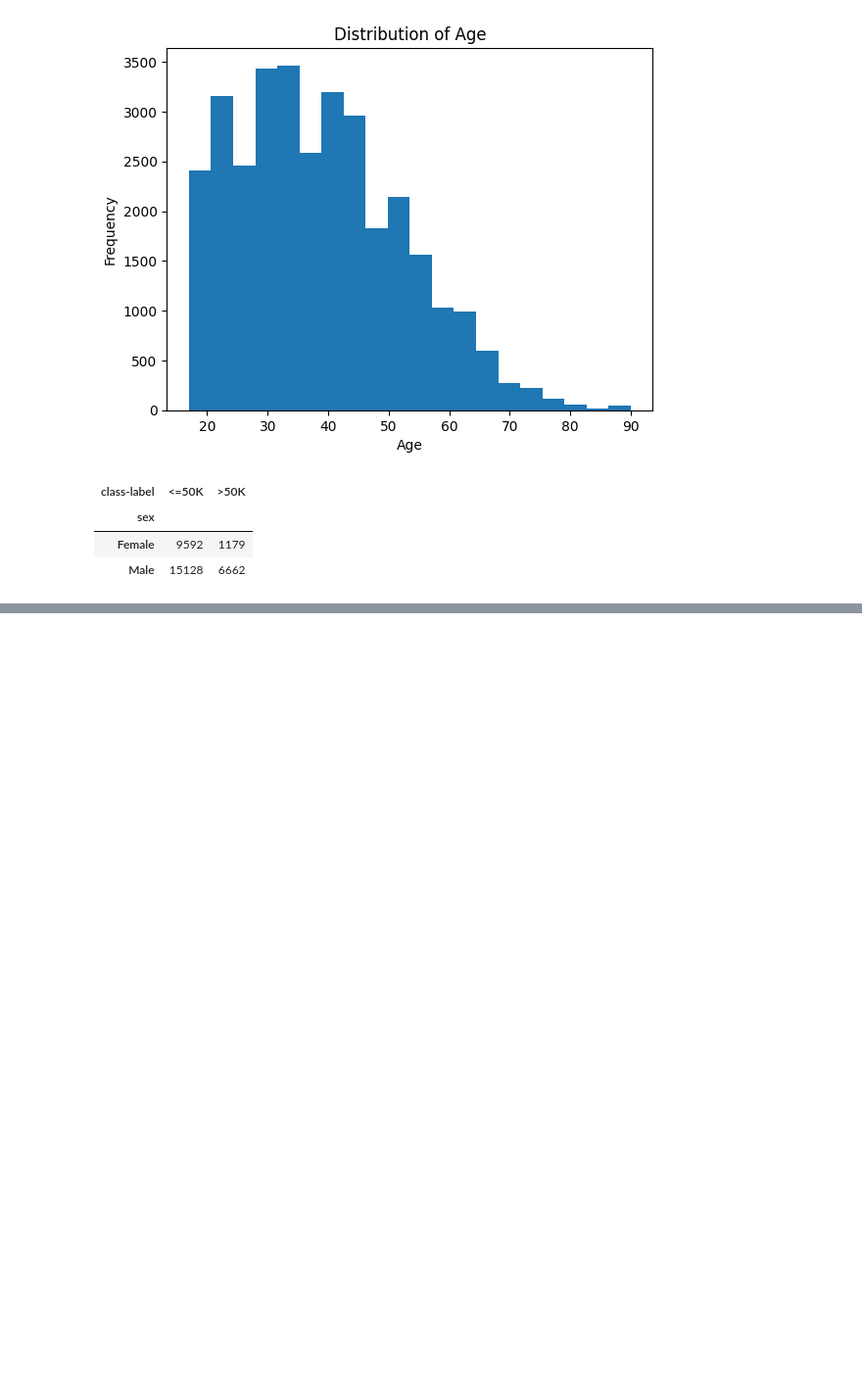
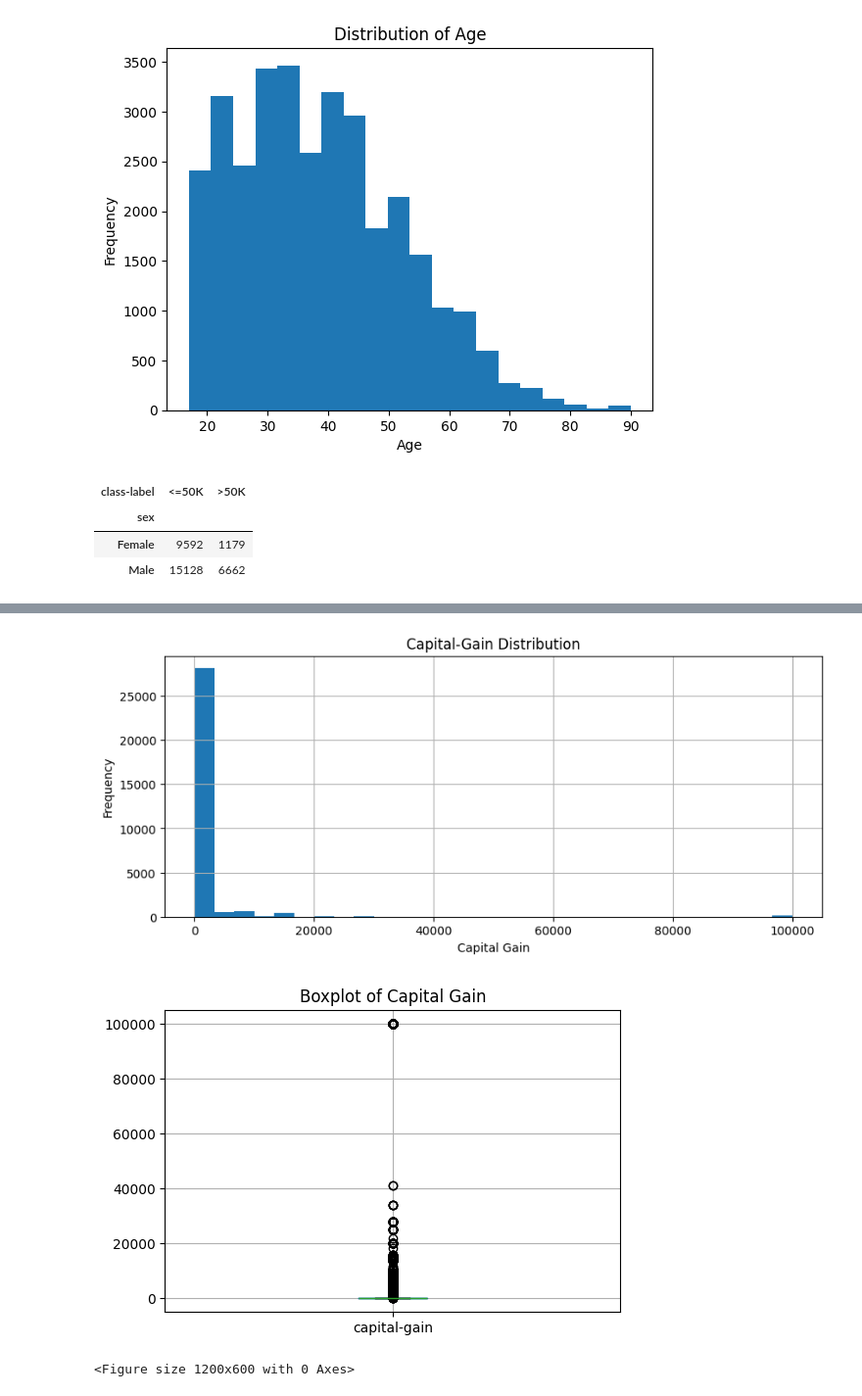
Before and after one commit to sbogde/pandamonium, a Jupyter notebook: dmi_01_adult_income_01.ipynb, the cells around one changed output, grey strips where cells are left out. Shown at 98% size. Cells and saved outputs as stored; diff of their text form; code cells hidden in the pictures; blank space fills up the shorter version.

```diff
--- a/dmi_01_adult_income_01.ipynb
+++ b/dmi_01_adult_income_01.ipynb
@@ -224,0 +365,14 @@ pd.crosstab(data['sex'], data['class-label'])
+# %%
+# print(data_sample['sex'].unique()) # returns [' Male' ' Female']
+data_sample['sex'] = data_sample['sex'].str.strip()
+
+# Filter data by gender
+data_male = data_sample[data_sample['sex'] == 'Male']
+data_female = data_sample[data_sample['sex'] == 'Female']
+
+# Compute total capital-gain by marital-status for each gender
+male_capgain = data_male.groupby('marital-status')['capital-gain'].sum()
+female_capgain = data_female.groupby('marital-status')['capital-gain'].sum()
+
+print("Total capital-gain by marital-status (Male):")
+male_capgain
@@ -224,0 +431,27 @@ pd.crosstab(data['sex'], data['class-label'])
+# %%
+# Histogram for capital-gain
+plt.figure(figsize=(10, 4))
+data_sample['capital-gain'].hist(bins=30)
+plt.title('Capital-Gain Distribution')
+plt.xlabel('Capital Gain')
+plt.ylabel('Frequency')
+plt.show()
+
+# Boxplot for capital-gain
+plt.figure(figsize=(6, 4))
+data_sample.boxplot(column='capital-gain')
+plt.title('Boxplot of Capital Gain')
+plt.show()
+
+# Boxplot of age by education
+plt.figure(figsize=(12, 6))
+data_sample.boxplot(column='age', by='education', rot=45)
+plt.title('Age Distribution by Education')
+plt.suptitle('')
+plt.xlabel('Education Level')
+plt.ylabel('Age')
+plt.show()
+# %% [output]
+[figure, added]
+[figure, added]
+<Figure size 1200x600 with 0 Axes>
```
Also changed, not shown: parts of 20 cells of this notebook.
